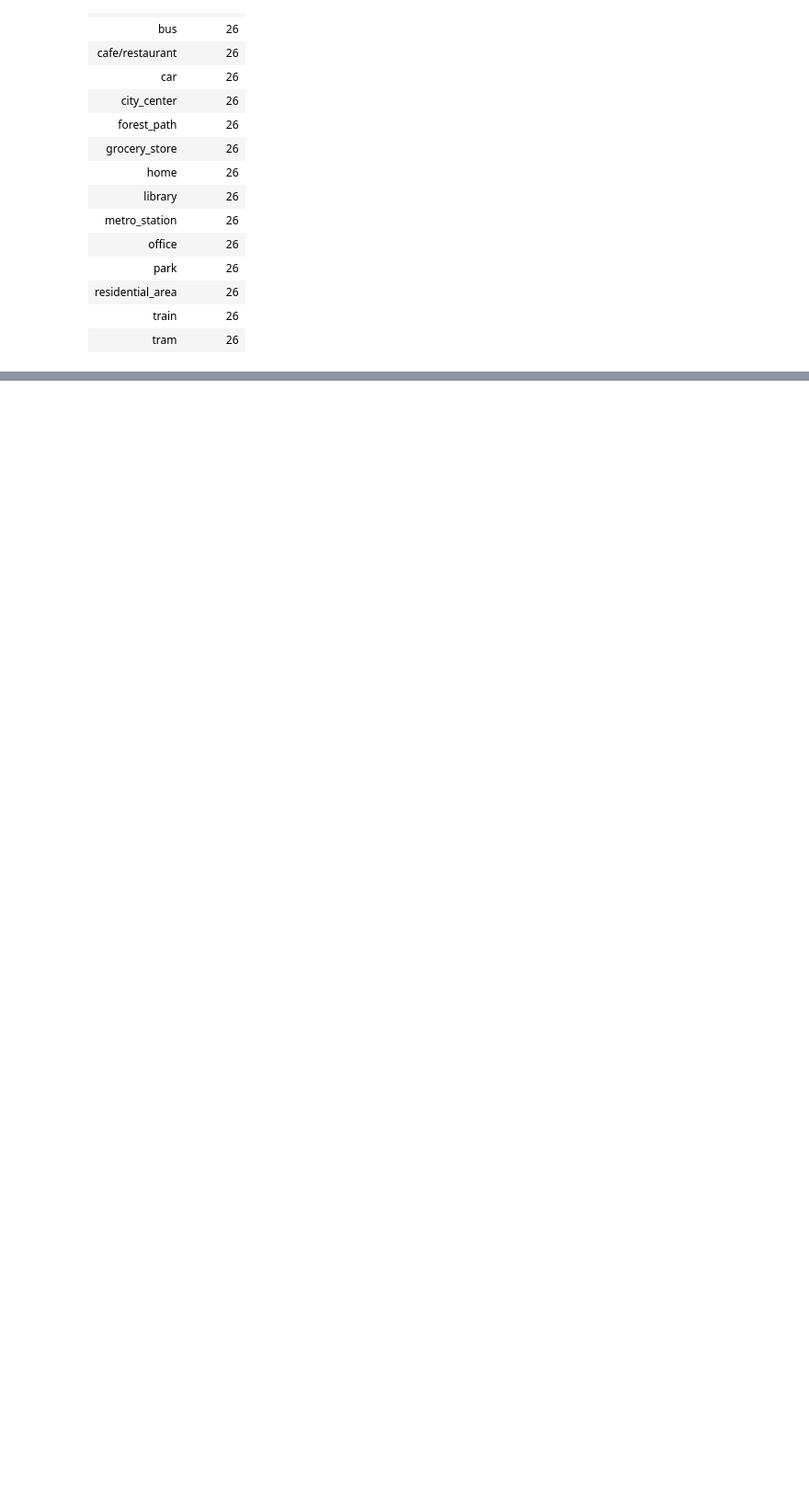
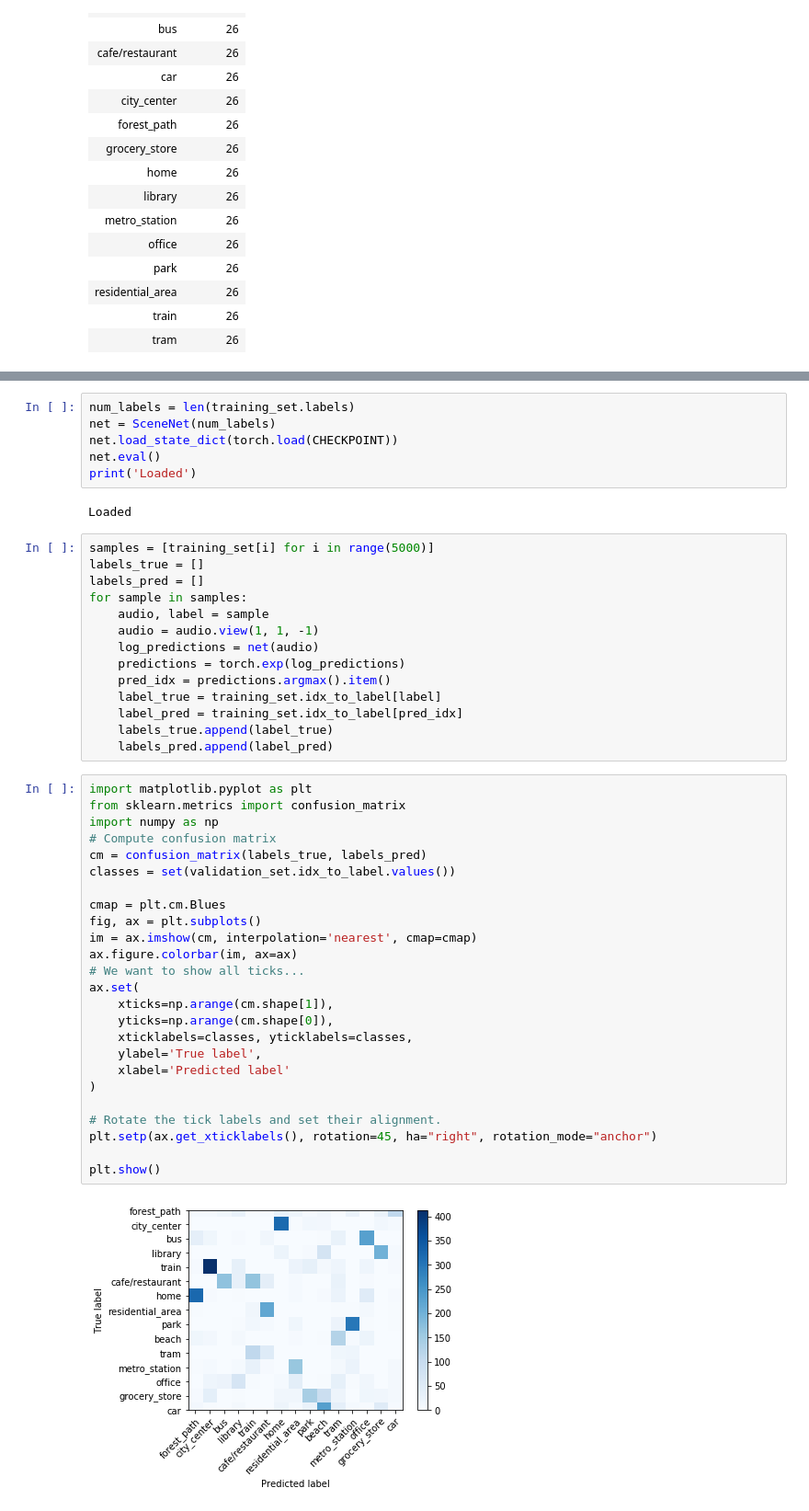
Before and after one commit to MattSegal/speech-enhancement, a Jupyter notebook: notebooks/TUT-Acoustic-Scenes-Dataset.ipynb, the cells around one changed output, grey strips where cells are left out. Shown: that part at 92% size. Drawn from its saved outputs; the diff is of its cells as text; blank space fills up the shorter version.

```diff
--- a/notebooks/TUT-Acoustic-Scenes-Dataset.ipynb
+++ b/notebooks/TUT-Acoustic-Scenes-Dataset.ipynb
@@ -95,0 +118,49 @@ validation_meta_df.groupby('label').count()
+# %%
+num_labels = len(training_set.labels)
+net = SceneNet(num_labels)
+net.load_state_dict(torch.load(CHECKPOINT))
+net.eval()
+print('Loaded')
+# %% [output]
+Loaded
+# %%
+samples = [training_set[i] for i in range(5000)]
+labels_true = []
+labels_pred = []
+for sample in samples:
+    audio, label = sample
+    audio = audio.view(1, 1, -1)
+    log_predictions = net(audio)
+    predictions = torch.exp(log_predictions)
+    pred_idx = predictions.argmax().item()
+    label_true = training_set.idx_to_label[label]
+    label_pred = training_set.idx_to_label[pred_idx]
+    labels_true.append(label_true)
+    labels_pred.append(label_pred)
+# %%
+import matplotlib.pyplot as plt
+from sklearn.metrics import confusion_matrix
+import numpy as np
+# Compute confusion matrix
+cm = confusion_matrix(labels_true, labels_pred)
+classes = set(validation_set.idx_to_label.values())
+
+cmap = plt.cm.Blues
+fig, ax = plt.subplots()
+im = ax.imshow(cm, interpolation='nearest', cmap=cmap)
+ax.figure.colorbar(im, ax=ax)
+# We want to show all ticks...
+ax.set(
+    xticks=np.arange(cm.shape[1]),
+    yticks=np.arange(cm.shape[0]),
+    xticklabels=classes, yticklabels=classes,
+    ylabel='True label',
+    xlabel='Predicted label'
+)
+
+# Rotate the tick labels and set their alignment.
+plt.setp(ax.get_xticklabels(), rotation=45, ha="right", rotation_mode="anchor")
+
+plt.show()
+# %% [output]
+[figure, added]
```
Also changed, not shown: parts of 2 cells of this notebook, 14 other files.
